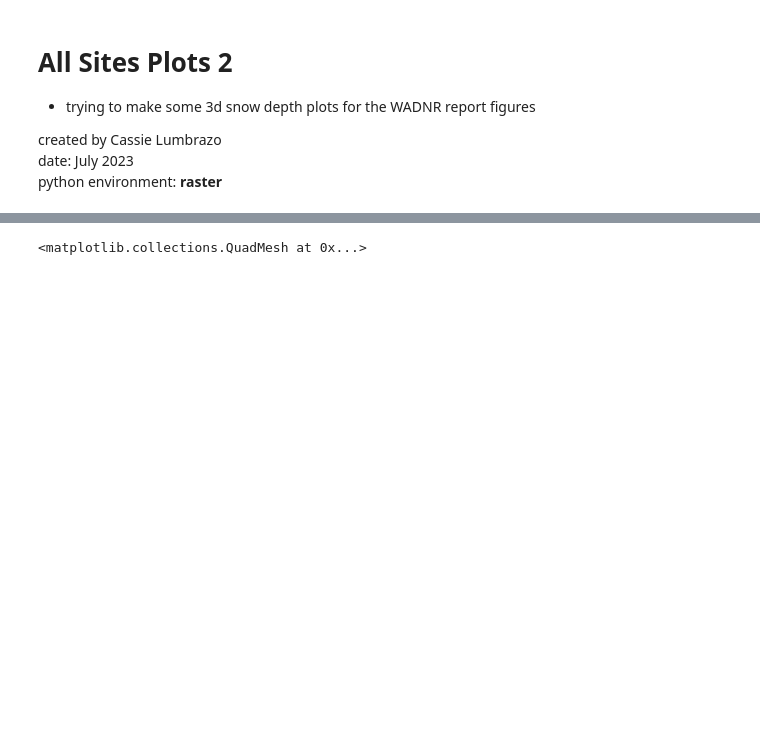
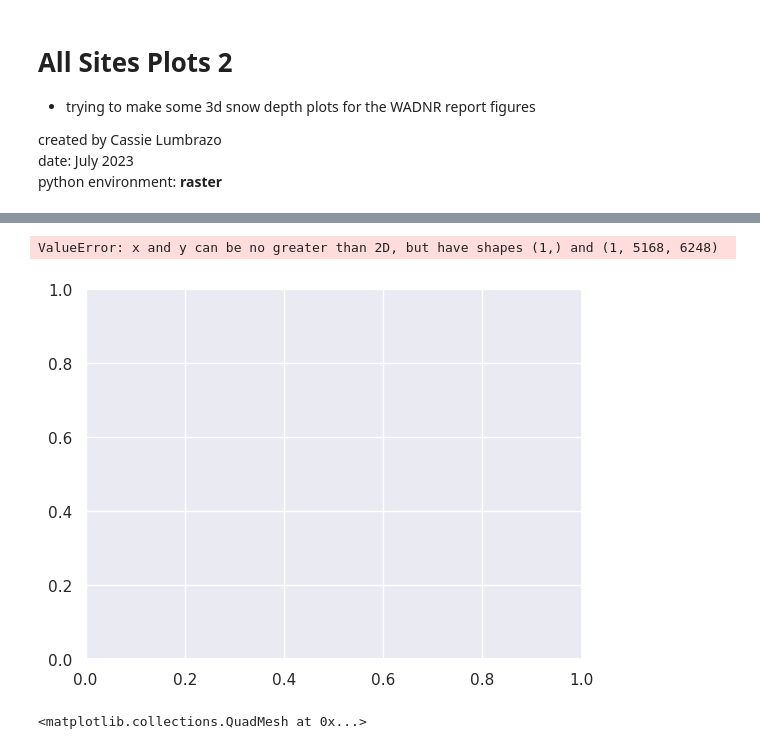
Before and after one commit to cassielumbrazo/NCALM_raster_analysis, a Jupyter notebook: lidar_analysis/AllSites_plots_2.ipynb, the cells around one changed output, grey strips where cells are left out. Saved outputs shown, nothing was run; the diff lists cells and outputs as text; code cells hidden in the pictures; blank space fills up the shorter version.

```diff
--- a/lidar_analysis/AllSites_plots_2.ipynb
+++ b/lidar_analysis/AllSites_plots_2.ipynb
@@ -34,6 +41,6 @@ ds_fl = xr.open_dataset('/home/lumbraca/raster/data/fl_model_cleandata_create_ne
 # %%
 # dem = gdal.Open("/home/lumbraca/raster/data/NCALM/SOUT_GEG_03F.tif")
 # %%
-X=ds_ce.x
-Y=ds_ce.y
-Z=ds_ce.dem
+X=ds_ce.x.to_numpy()
+Y=ds_ce.y.to_numpy()
+Z=ds_ce.dem.to_numpy()
@@ -40,3 +93,8 @@ Z=ds_ce.dem
+# %%
+plt.plot(Z)
+# %% [output]
+ValueError: x and y can be no greater than 2D, but have shapes (1,) and (1, 5168, 6248)
+[figure, added]
 # %%
 ds_ce.dem.plot()
 # %% [output]
```
Also changed, not shown: parts of 24 cells of this notebook, 3 other files.
